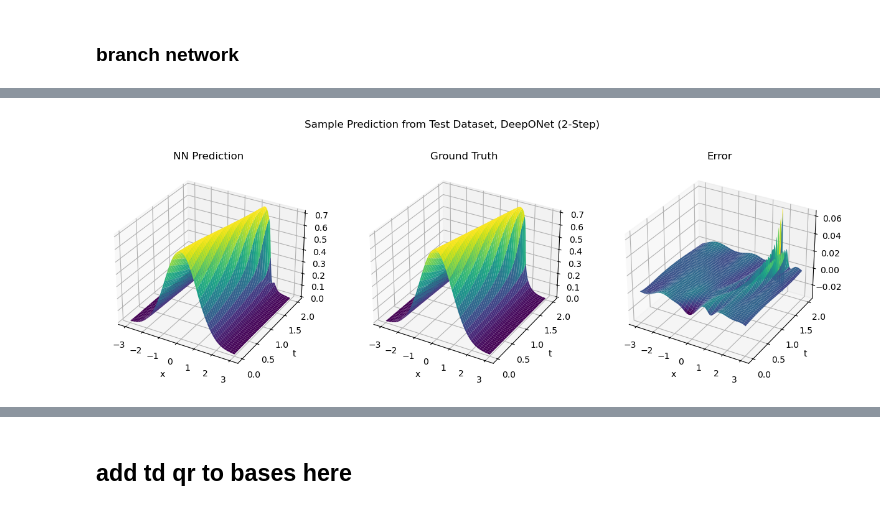
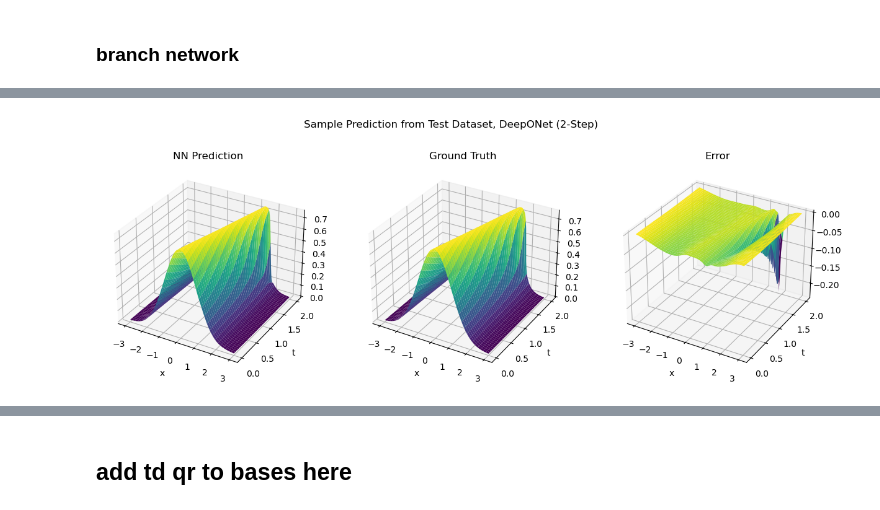
Before and after one commit to outlawhayden/deep-operator-networks, a Jupyter notebook: CM2LA/apr_refactor/deeponet_2step.ipynb, the cells around one changed output, grey strips where cells are left out. Cells and saved outputs as stored; diff of their text form; code cells hidden in the pictures.

```diff
--- a/CM2LA/apr_refactor/deeponet_2step.ipynb
+++ b/CM2LA/apr_refactor/deeponet_2step.ipynb
@@ -479,7 +509,7 @@ SEED = 77
 # per assignment
 BRANCH_INPUT_DIM  = 2
 BRANCH_WIDTH      = 100
-BRANCH_DEPTH      = 4
+BRANCH_DEPTH      = 6
 BRANCH_ACTIVATION = 'tanh'
 
 TRUNK_INPUT_DIM   = 2
@@ -487,11 +517,11 @@ TRUNK_WIDTH       = 16
 TRUNK_DEPTH       = 4
 TRUNK_ACTIVATION  = 'gelu'
 
-DEEPONET_WIDTH    = 4
+DEEPONET_WIDTH    = 8
 # sine, cosine, relu, tanh, gelu, swish
 
 
-LEARNING_RATE = 1e-3
+LEARNING_RATE = 2e-3
 OPTIMIZER_NAME = 'adam'
 # adabelief, adadelta, adan, adafactor, adagrad, adam, adamw,
 # adamax, adamaxw, amsgrad, lion, nadam, nadamw, novograd, radam,
@@ -500,8 +530,8 @@ MAXITER = 20_000
 PRINT_EVERY = 1_000
 
 LR_SCHEDULER = 'exponential' # exponential or constant
-LR_DECAY = 0.90
-LR_STEP  = 5000
+LR_DECAY = 0.95
+LR_STEP  = 1000
 
 LBFGS_USE = 'off'
 LBFGS_MAXITER = 10_000
@@ -618,7 +648,7 @@ OPTIMIZER_NAME = 'adam'
 # adabelief, adadelta, adan, adafactor, adagrad, adam, adamw,
 # adamax, adamaxw, amsgrad, lion, nadam, nadamw, novograd, radam,
 # rmsprop, sgd, sm3, yogi, polyak_sgd
-MAXITER = 50_000
+MAXITER = 20_000
 PRINT_EVERY = 10_000
 
 LR_SCHEDULER = 'constant' # exponential or constant
@@ -718,36 +745,36 @@ NN_pred_final = (Q_tt @ (vmap(model_branch)(jnp.atleast_1d(test_params)).T)).T
 x = train_xt[:, 0].reshape(201, 201)
 t = train_xt[:, 1].reshape(201, 201)
 
-pred = NN_pred_final[0].reshape(201, 201)
-truth = train_u[0].reshape(201, 201)
+pred = NN_pred_final[15].reshape(201, 201)
+truth = train_u[15].reshape(201, 201)
 
 #fig, axes = plt.subplots(1, 2, figsize=(10, 5), constrained_layout=True)
 fig, axes = plt.subplots(1, 3, figsize=(15, 5), subplot_kw=dict(projection='3d'))
 
 
 im0 = axes[0].plot_surface(x, t, pred, cmap="viridis")
 axes[0].set_title("NN Prediction")
 axes[0].set_xlabel("x")
 axes[0].set_ylabel("t")
 #axes[0].invert_yaxis()
 #fig.colorbar(im0, ax=axes[0], fraction=0.02)
 
 im1 = axes[1].plot_surface(x, t, truth, cmap="viridis")
 axes[1].set_title("Ground Truth")
 axes[1].set_xlabel("x")
 axes[1].set_ylabel("t")
 
 
 im1 = axes[2].plot_surface(x, t, pred - truth, cmap="viridis")
 axes[2].set_title("Error")
 axes[2].set_xlabel("x")
 axes[2].set_ylabel("t")
 #fig.colorbar(im1, ax=axes[1], fraction=0.02)
 plt.suptitle("Sample Prediction from Test Dataset, DeepONet (2-Step)")
 plt.savefig("deeponet_2step_prediction.png", dpi=300)
 plt.show()
 # %% [output]
-[figure, old version]
+[figure, new version]
 # %%
 num_bases = 5
 ncols = 5
```
Also changed, not shown: parts of 15 cells of this notebook, 11 other files.
